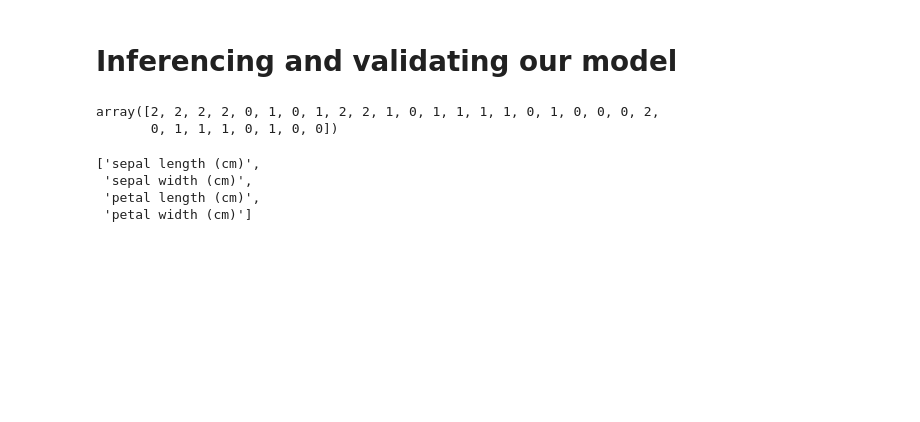
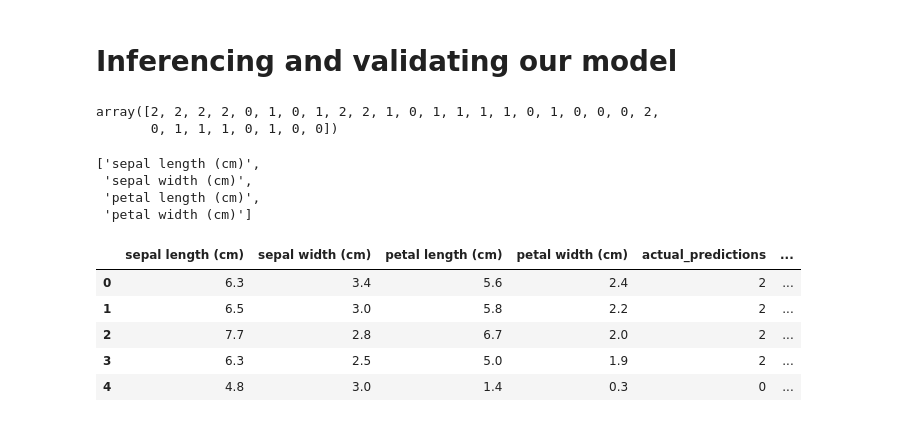
Before and after one commit to FairozAhmadSheikh/MLOps_bootcamp, a Jupyter notebook: MLFlow/project_impelmentaion.ipynb, the cells around one changed output. Drawn from its saved outputs; the diff is of its cells as text; code cells hidden in the pictures; blank space fills up the shorter version.

Commit message:
dataframe created

```diff
--- a/MLFlow/project_impelmentaion.ipynb
+++ b/MLFlow/project_impelmentaion.ipynb
@@ -124,0 +127,13 @@ iris_feature_names=datasets.load_iris().feature_names
+# %%
+results=pd.DataFrame(x_test,columns=iris_feature_names)
+results['actual_predictions']=y_test
+results['predicted_values']=y_pred
+
+results.head(5)
+# %% [output]
+|  | sepal length (cm) | sepal width (cm) | petal length (cm) | petal width (cm) | actual_predictions | ... |
+| 0 | 6.3 | 3.4 | 5.6 | 2.4 | 2 | ... |
+| 1 | 6.5 | 3.0 | 5.8 | 2.2 | 2 | ... |
+| 2 | 7.7 | 2.8 | 6.7 | 2.0 | 2 | ... |
+| 3 | 6.3 | 2.5 | 5.0 | 1.9 | 2 | ... |
+| 4 | 4.8 | 3.0 | 1.4 | 0.3 | 0 | ... |
```
Also changed, not shown: parts of 1 cell of this notebook.
